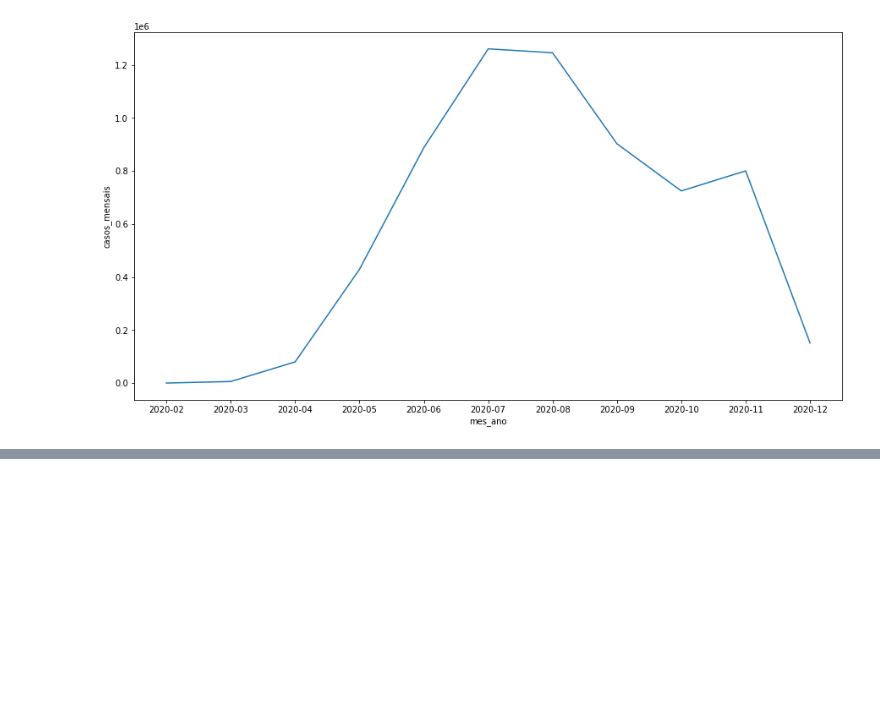
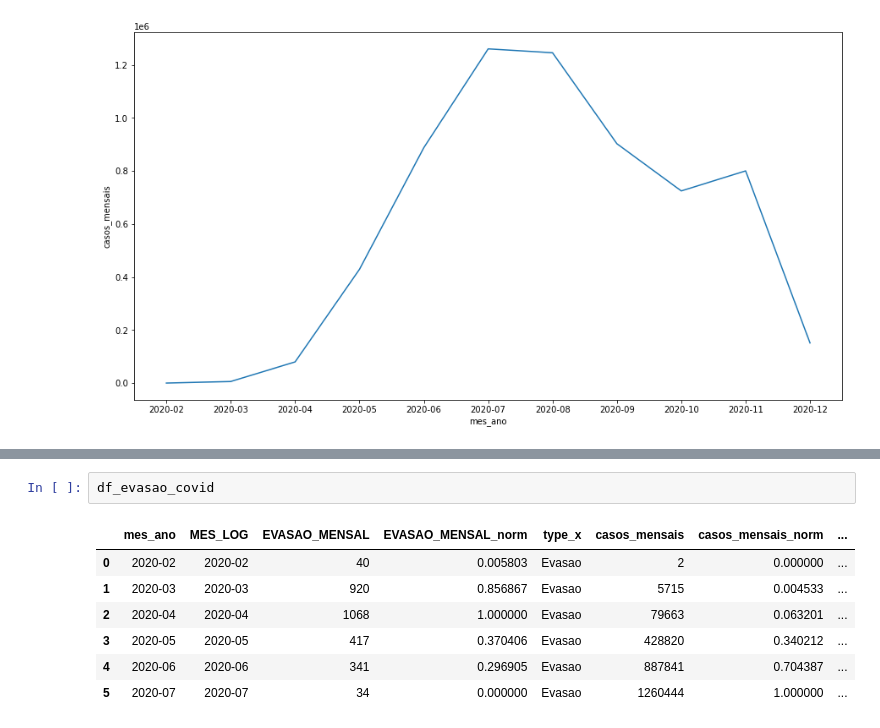
Before and after one commit to BrunoASNascimento/teste_kroton_covid_ds, a Jupyter notebook: kroton_covid_analysis.ipynb, the cells around one changed output, grey strips where cells are left out. Cells and saved outputs as stored; diff of their text form; blank space fills up the shorter version.

```diff
--- a/kroton_covid_analysis.ipynb
+++ b/kroton_covid_analysis.ipynb
@@ -574,0 +620,10 @@ sns.lineplot(data=df_covid_cut_brasil_total_mensal, x="mes_ano", y="casos_mensai
+# %%
+df_evasao_covid
+# %% [output]
+|  | mes_ano | MES_LOG | EVASAO_MENSAL | EVASAO_MENSAL_norm | type_x | casos_mensais | casos_mensais_norm | ... |
+| 0 | 2020-02 | 2020-02 | 40 | 0.005803 | Evasao | 2 | 0.000000 | ... |
+| 1 | 2020-03 | 2020-03 | 920 | 0.856867 | Evasao | 5715 | 0.004533 | ... |
+| 2 | 2020-04 | 2020-04 | 1068 | 1.000000 | Evasao | 79663 | 0.063201 | ... |
+| 3 | 2020-05 | 2020-05 | 417 | 0.370406 | Evasao | 428820 | 0.340212 | ... |
+| 4 | 2020-06 | 2020-06 | 341 | 0.296905 | Evasao | 887841 | 0.704387 | ... |
+| 5 | 2020-07 | 2020-07 | 34 | 0.000000 | Evasao | 1260444 | 1.000000 | ... |
```
Also changed, not shown: parts of 35 cells of this notebook.
